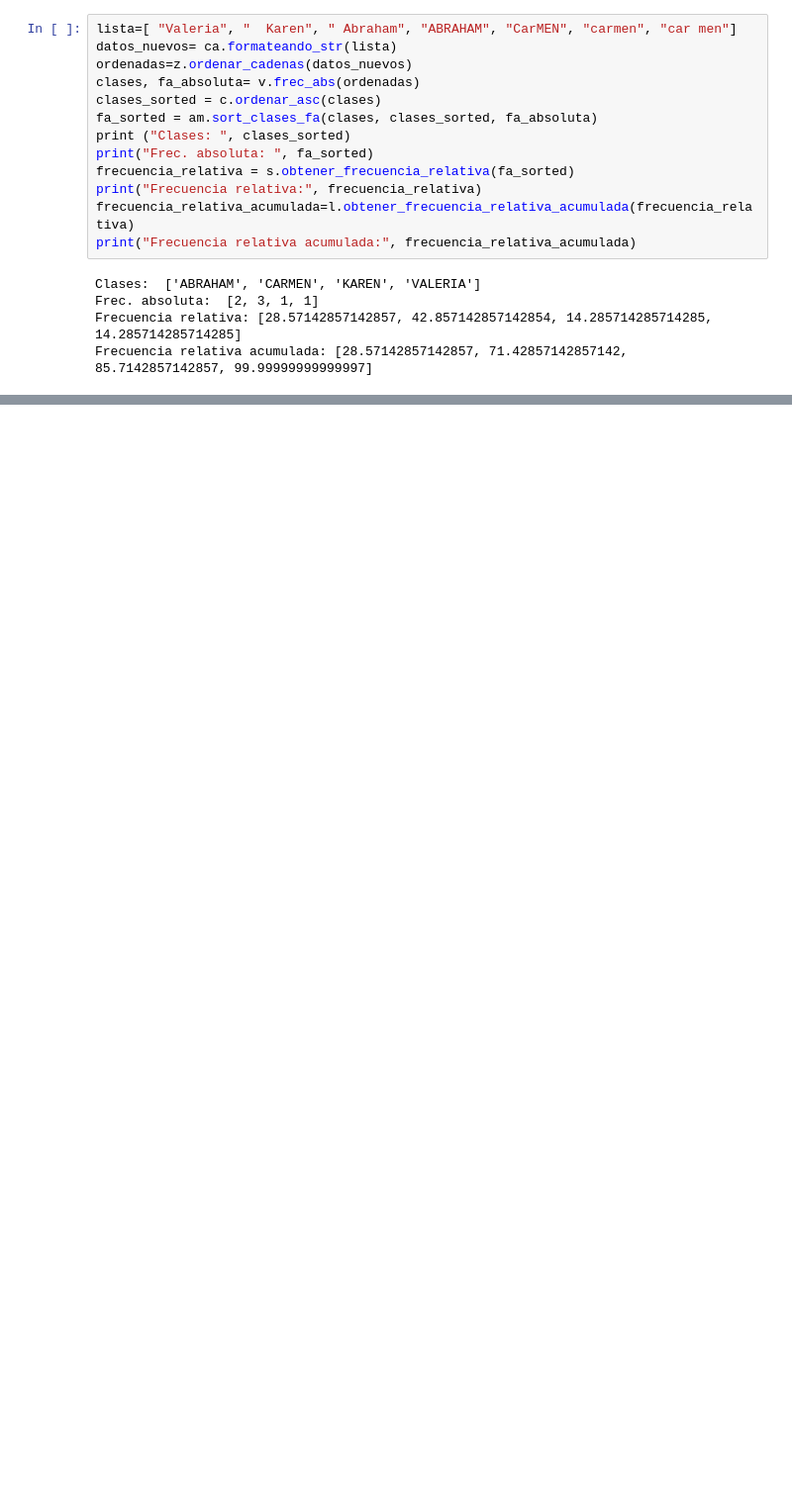
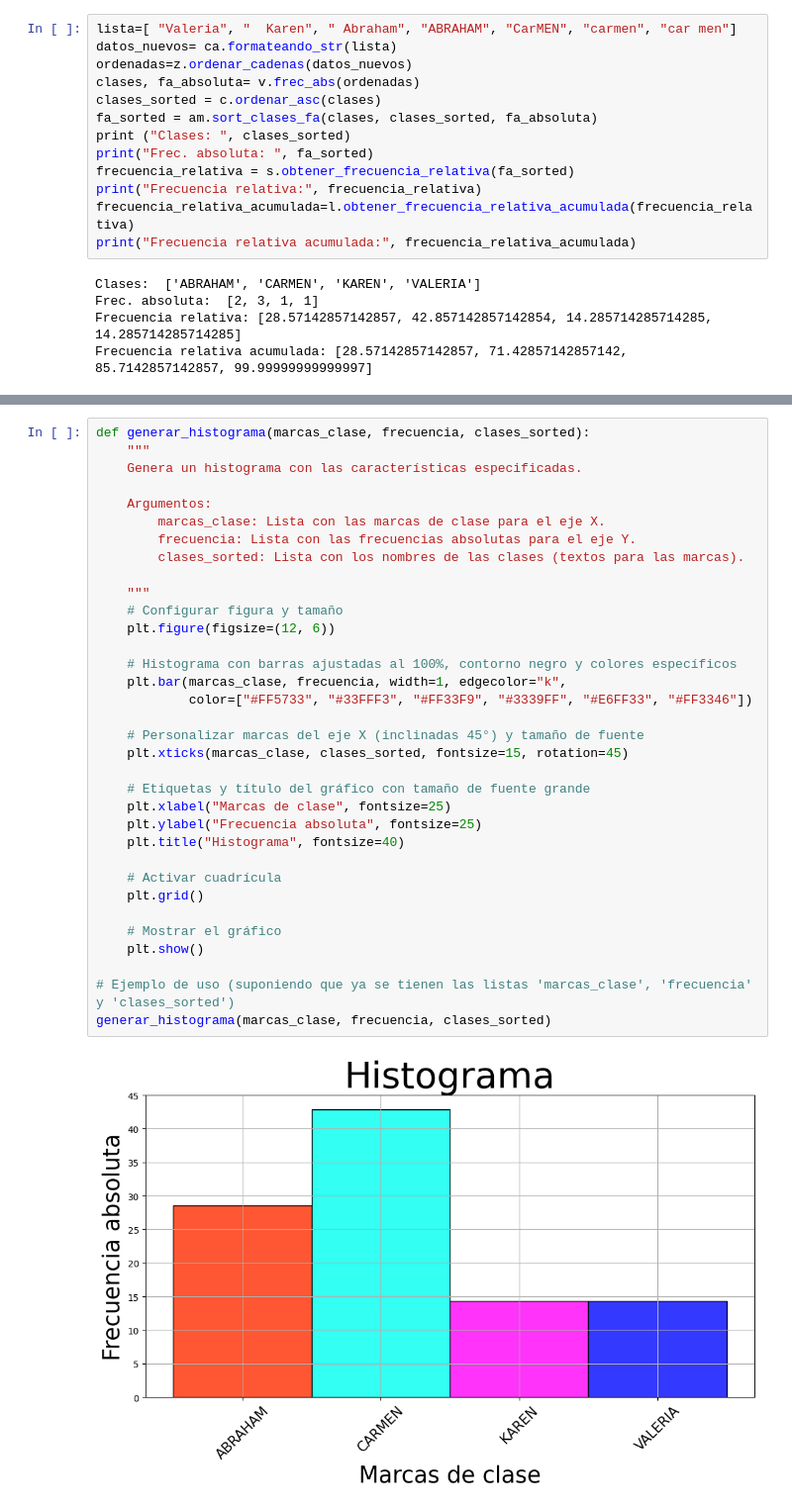
Before and after one commit to imac17itsoeh/Funciones, a Jupyter notebook: letras.ipynb, the cells around one changed output, grey strips where cells are left out. Shown at 99% size. Saved outputs shown, nothing was run; the diff lists cells and outputs as text; blank space fills up the shorter version.

```diff
--- a/letras.ipynb
+++ b/letras.ipynb
@@ -26,0 +57,36 @@ Frecuencia relativa acumulada: [28.57142857142857, 71.42857142857142, 85.7142857
+# %%
+def generar_histograma(marcas_clase, frecuencia, clases_sorted):
+    """
+    Genera un histograma con las características especificadas.
+
+    Argumentos:
+        marcas_clase: Lista con las marcas de clase para el eje X.
+        frecuencia: Lista con las frecuencias absolutas para el eje Y.
+        clases_sorted: Lista con los nombres de las clases (textos para las marcas).
+
+    """
+    # Configurar figura y tamaño
+    plt.figure(figsize=(12, 6))
+
+    # Histograma con barras ajustadas al 100%, contorno negro y colores específicos
+    plt.bar(marcas_clase, frecuencia, width=1, edgecolor="k",
+            color=["#FF5733", "#33FFF3", "#FF33F9", "#3339FF", "#E6FF33", "#FF3346"])
+
+    # Personalizar marcas del eje X (inclinadas 45°) y tamaño de fuente
+    plt.xticks(marcas_clase, clases_sorted, fontsize=15, rotation=45)
+
+    # Etiquetas y título del gráfico con tamaño de fuente grande
+    plt.xlabel("Marcas de clase", fontsize=25)
+    plt.ylabel("Frecuencia absoluta", fontsize=25)
+    plt.title("Histograma", fontsize=40)
+
+    # Activar cuadrícula
+    plt.grid()
+
+    # Mostrar el gráfico
+    plt.show()
+
+# Ejemplo de uso (suponiendo que ya se tienen las listas 'marcas_clase', 'frecuencia' y 'clases_sorted')
+generar_histograma(marcas_clase, frecuencia, clases_sorted)
+# %% [output]
+[figure, added]
```
Also changed, not shown: parts of 5 cells of this notebook.
